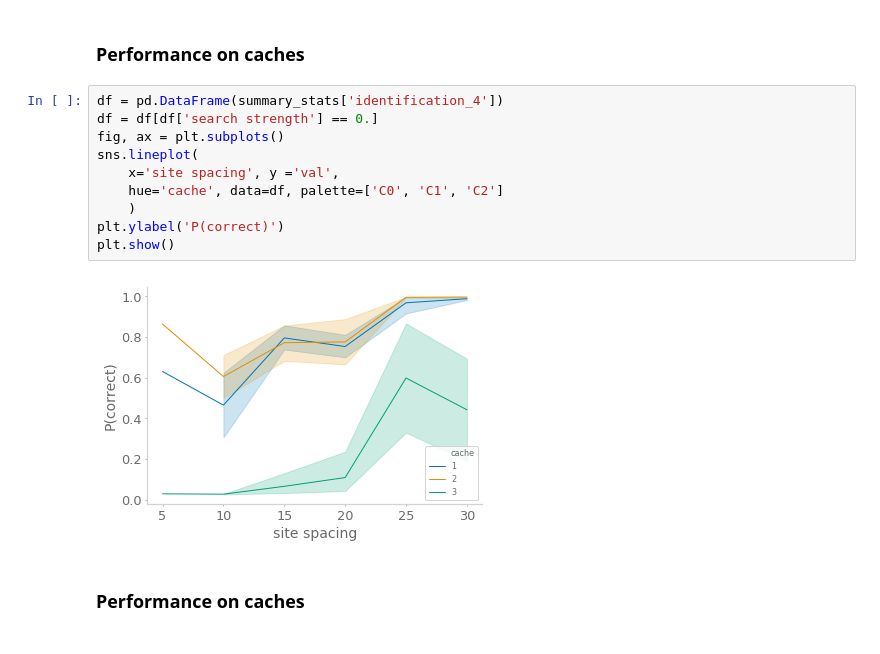
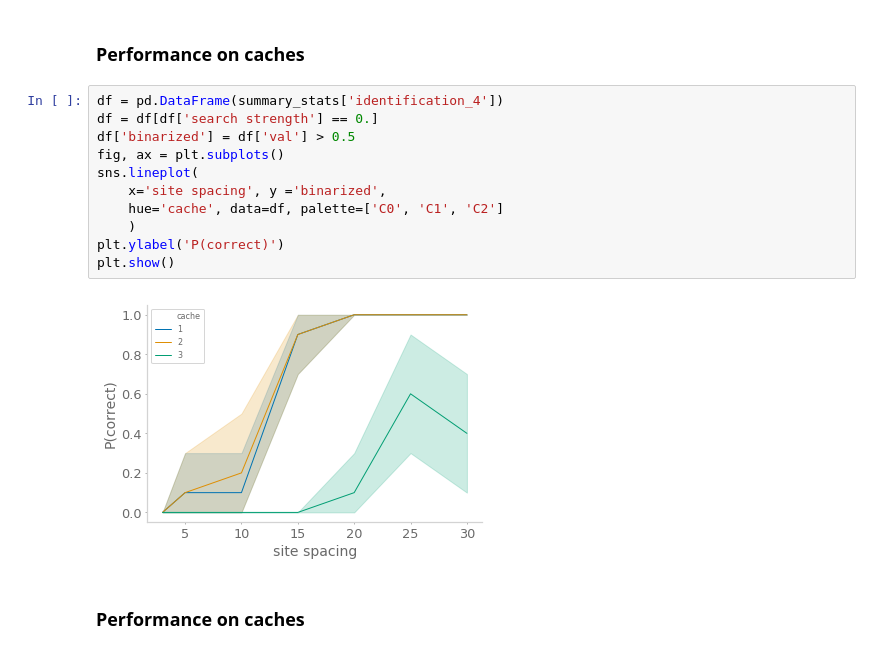
Before and after one commit to chingf/barcodes, a Jupyter notebook: Fig5-resolution-sweep-barcode-ablation.ipynb, the cells around one changed output. Cells and saved outputs as stored; diff of their text form.

```diff
--- a/Fig5-resolution-sweep-barcode-ablation.ipynb
+++ b/Fig5-resolution-sweep-barcode-ablation.ipynb
@@ -162,15 +163,16 @@ plt.show()
 # %%
 df = pd.DataFrame(summary_stats['identification_4'])
 df = df[df['search strength'] == 0.]
+df['binarized'] = df['val'] > 0.5
 fig, ax = plt.subplots()
 sns.lineplot(
-    x='site spacing', y ='val',
+    x='site spacing', y ='binarized',
     hue='cache', data=df, palette=['C0', 'C1', 'C2']
     )
 plt.ylabel('P(correct)')
 plt.show()
 # %% [output]
-[figure, old version]
+[figure, new version]
 # %% [markdown]
 ### Performance on caches
 # %%
```
Also changed, not shown: parts of 5 cells of this notebook, 12 other files.
